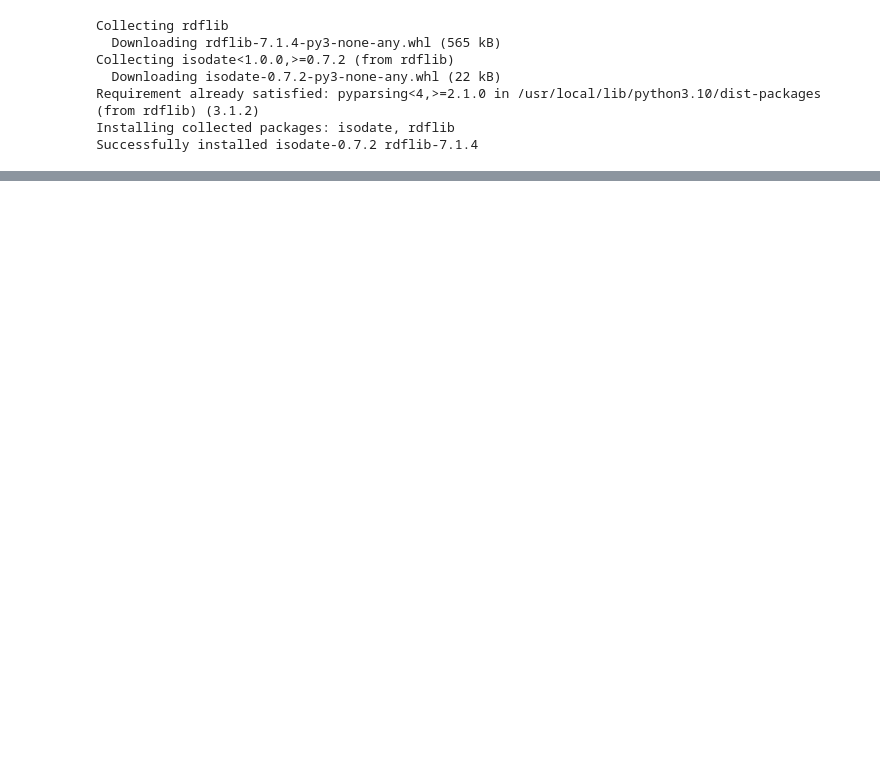
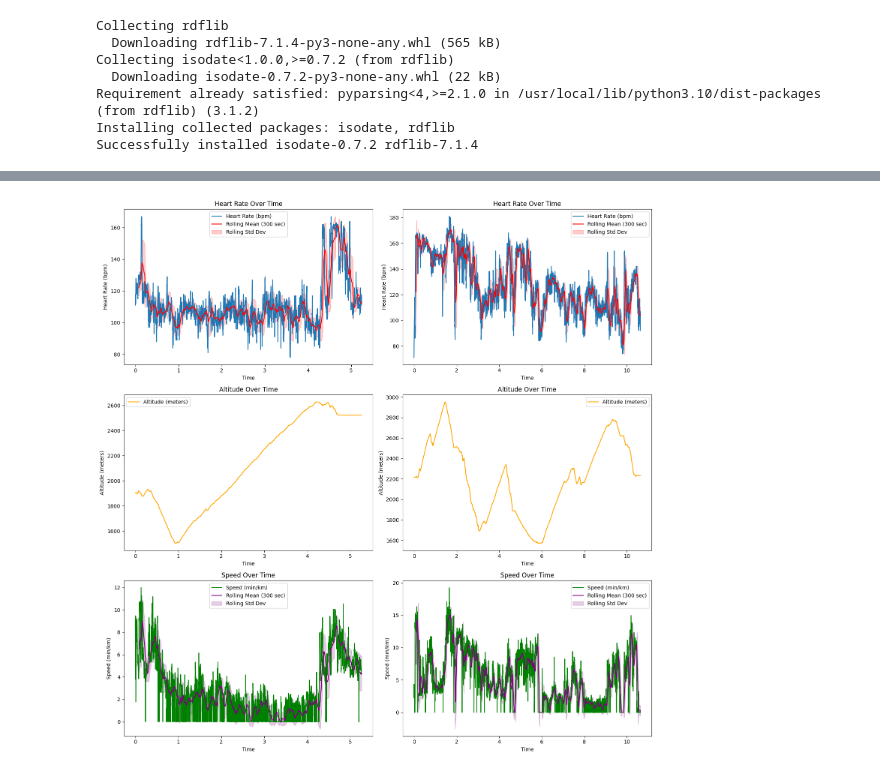
Before and after one commit to ericmaster/ai-master-sl-project, a Jupyter notebook: project.ipynb, the cells around one changed output, grey strips where cells are left out. Drawn from its saved outputs; the diff is of its cells as text; code cells hidden in the pictures; blank space fills up the shorter version.

```diff
--- a/project.ipynb
+++ b/project.ipynb
@@ -196,0 +233,12 @@ Processed 4 files.
+# %%
+# Import requiered libraries
+import pandas as pd
+import matplotlib.pyplot as plt
+import seaborn as sns
+import os
+import random
+
+# Define the directory containing the processed data
+data_dir = './data/long-tr-data'
+# Get the training files list
+training_files=os.listdir(data_dir)
@@ -196,0 +282,3 @@ Processed 4 files.
+# %%
+random.seed(45)  # For reproducibility
+sample_data_frames = random.sample(data_frames, 10)
@@ -196,0 +289,81 @@ Processed 4 files.
+# %%
+# Function to plot time series data for a single training session
+def plot_time_series(df, axes):
+    # Convert duration from seconds to hours for x-axis
+    time_hours = df.index / 3600
+
+    # Plot heart rate over time
+    # Calculate rolling mean and standard deviation for heart rate
+    hr_index = 0
+    hr_window = 300
+    hr_rolling_mean = df["heartRate"].rolling(window=hr_window).mean()
+    hr_rolling_std = df["heartRate"].rolling(window=hr_window).std()
+    axes[hr_index].plot(time_hours, df["heartRate"], label="Heart Rate (bpm)")
+    axes[hr_index].plot(
+        time_hours,
+        hr_rolling_mean,
+        label=f"Rolling Mean ({hr_window} sec)",
+        color="red",
+    )
+    axes[hr_index].fill_between(
+        time_hours,
+        hr_rolling_mean - hr_rolling_std,
+        hr_rolling_mean + hr_rolling_std,
+        color="red",
+        alpha=0.2,
+        label="Rolling Std Dev",
+    )
+    axes[hr_index].set_title("Heart Rate Over Time")
+    axes[hr_index].set_xlabel("Time")
+    axes[hr_index].set_ylabel("Heart Rate (bpm)")
+    axes[hr_index].legend()
+
+    # Plot altitude over time
+    a_index = 1
+    axes[a_index].plot(
+        time_hours, df["altitude"], label="Altitude (meters)", color="orange"
+    )
+    axes[a_index].set_title("Altitude Over Time")
+    axes[a_index].set_xlabel("Time")
+    axes[a_index].set_ylabel("Altitude (meters)")
+    axes[a_index].legend()
+
+    # Plot speed over time
+    s_index = 2
+    s_window = 300
+    s_rolling_mean = df["speed"].rolling(window=s_window).mean()
+    s_rolling_std = df["speed"].rolling(window=s_window).std()
+    axes[s_index].plot(time_hours, df["speed"], label="Speed (min/km)", color="green")
+    axes[s_index].plot(
+        time_hours,
+        s_rolling_mean,
+        label=f"Rolling Mean ({hr_window} sec)",
+        color="purple",
+    )
+    axes[s_index].fill_between(
+        time_hours,
+        s_rolling_mean - s_rolling_std,
+        s_rolling_mean + s_rolling_std,
+        color="purple",
+        alpha=0.2,
+        label="Rolling Std Dev",
+    )
+    axes[s_index].set_title("Speed Over Time")
+    axes[s_index].set_xlabel("Time")
+    axes[s_index].set_ylabel("Speed (min/km)")
+    axes[s_index].legend()
+
+
+# Create a 3x3 subplot figure and plot time series for 3 random files
+
+fig, axes = plt.subplots(3, 2, figsize=(15, 15))
+# axes = axes.flatten()
+
+for i, sample_df in enumerate(sample_data_frames[:2]):
+    print(sample_df)
+    # print(f"Plotting {file_path}")
+    plot_time_series(sample_df, axes[:, i])
+
+plt.tight_layout()
+plt.show()
+# %% [output]
@@ -196,0 +387 @@ Processed 4 files.
+[figure, added]
```
Also changed, not shown: parts of 22 cells of this notebook.
